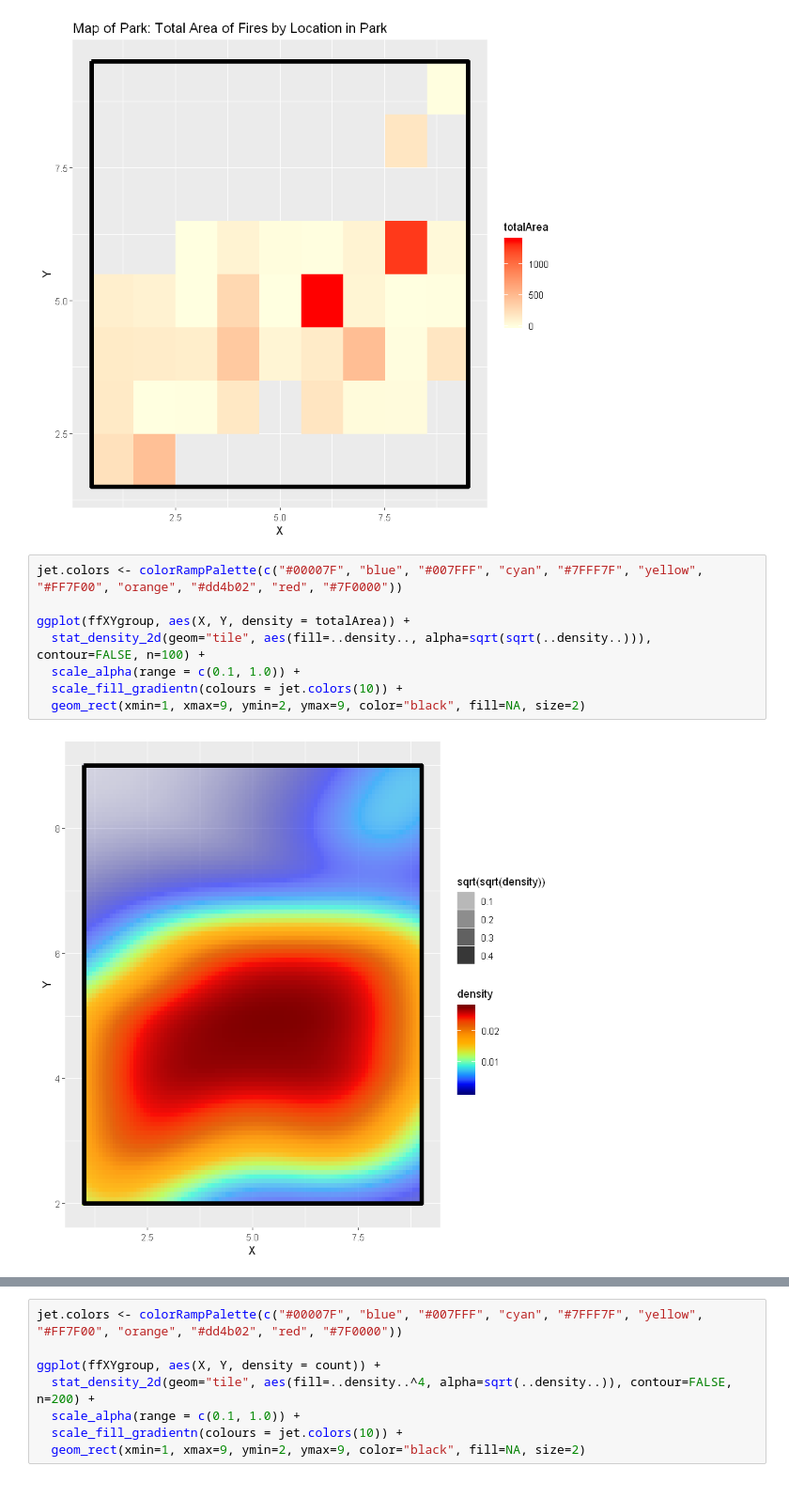
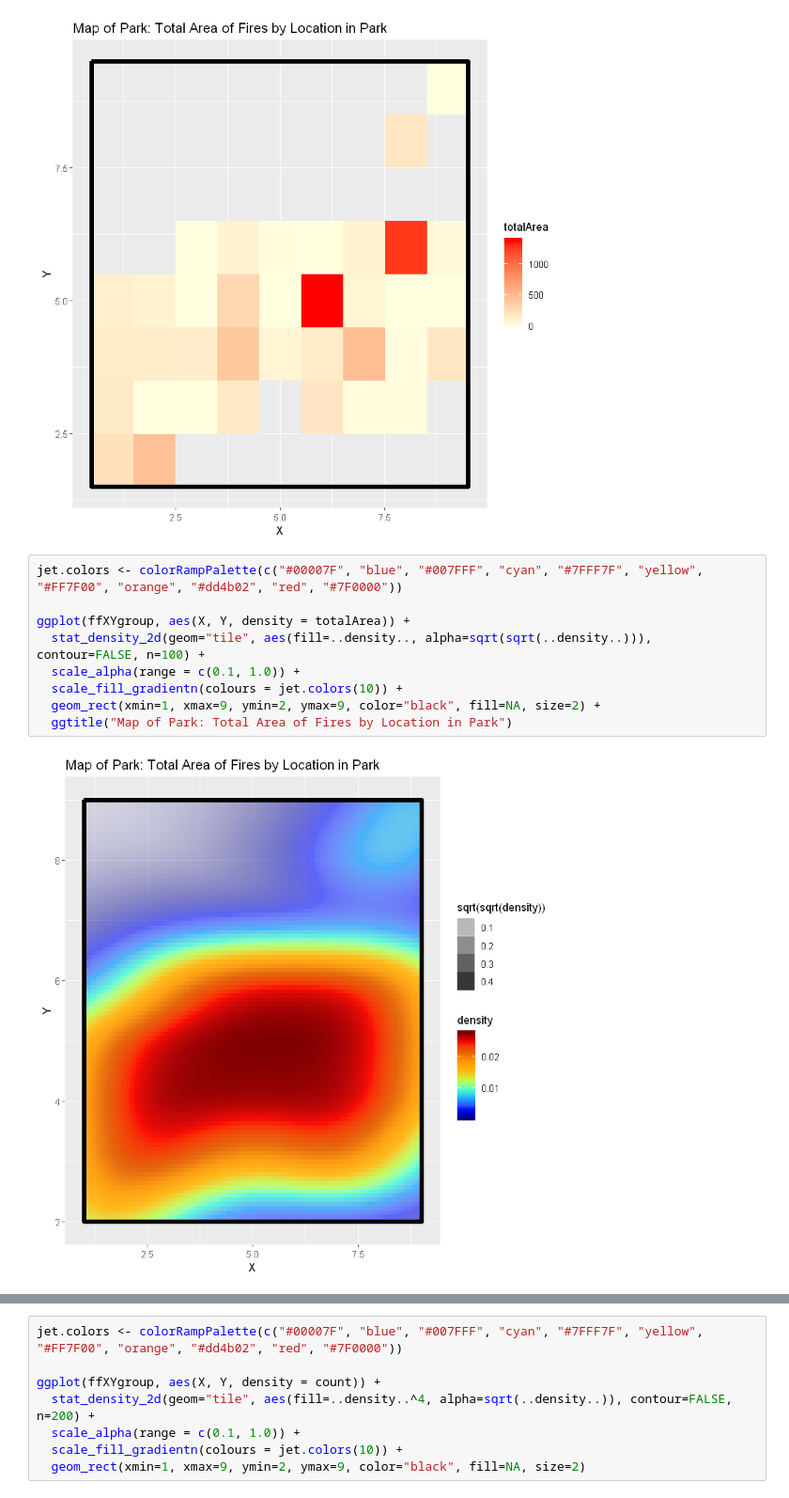
Before and after one commit to hyunchul78/w203_lab1, a Jupyter notebook: Forest_Fire_EDA_Jake.ipynb, the cells around one changed output, grey strips where cells are left out. Shown at 94% size. Saved outputs shown, nothing was run; the diff lists cells and outputs as text.

```diff
--- a/Forest_Fire_EDA_Jake.ipynb
+++ b/Forest_Fire_EDA_Jake.ipynb
@@ -403,13 +419,14 @@ ggplot(ffXYgroup, aes(x=X, y=Y, fill=totalArea)) +
 # %%
 jet.colors <- colorRampPalette(c("#00007F", "blue", "#007FFF", "cyan", "#7FFF7F", "yellow", "#FF7F00", "orange", "#dd4b02", "red", "#7F0000"))
 
 ggplot(ffXYgroup, aes(X, Y, density = totalArea)) +
   stat_density_2d(geom="tile", aes(fill=..density.., alpha=sqrt(sqrt(..density..))), contour=FALSE, n=100) +
   scale_alpha(range = c(0.1, 1.0)) +
   scale_fill_gradientn(colours = jet.colors(10)) +
-  geom_rect(xmin=1, xmax=9, ymin=2, ymax=9, color="black", fill=NA, size=2)
+  geom_rect(xmin=1, xmax=9, ymin=2, ymax=9, color="black", fill=NA, size=2) +
+  ggtitle("Map of Park: Total Area of Fires by Location in Park")
 # %% [output]
-[figure, old version]
+[figure, new version]
 # %%
 jet.colors <- colorRampPalette(c("#00007F", "blue", "#007FFF", "cyan", "#7FFF7F", "yellow", "#FF7F00", "orange", "#dd4b02", "red", "#7F0000"))
 
```
Also changed, not shown: parts of 3 cells of this notebook, 5 other files.
